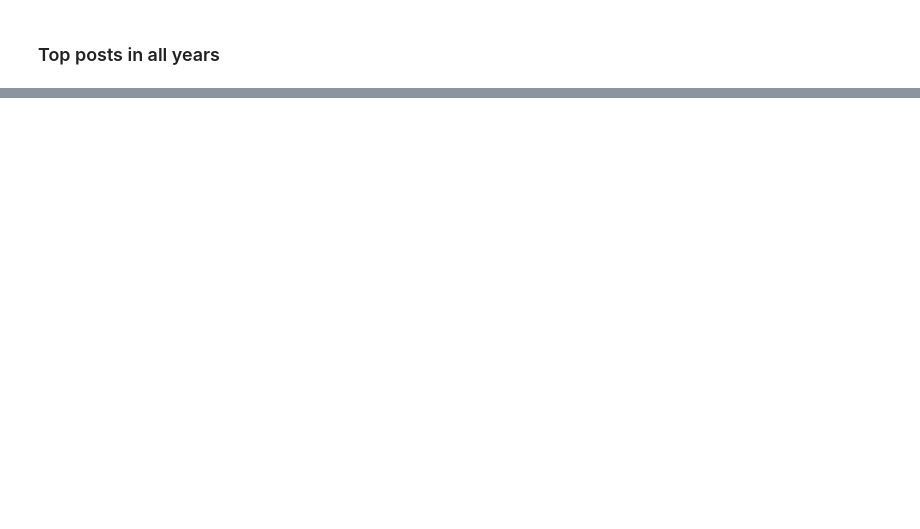
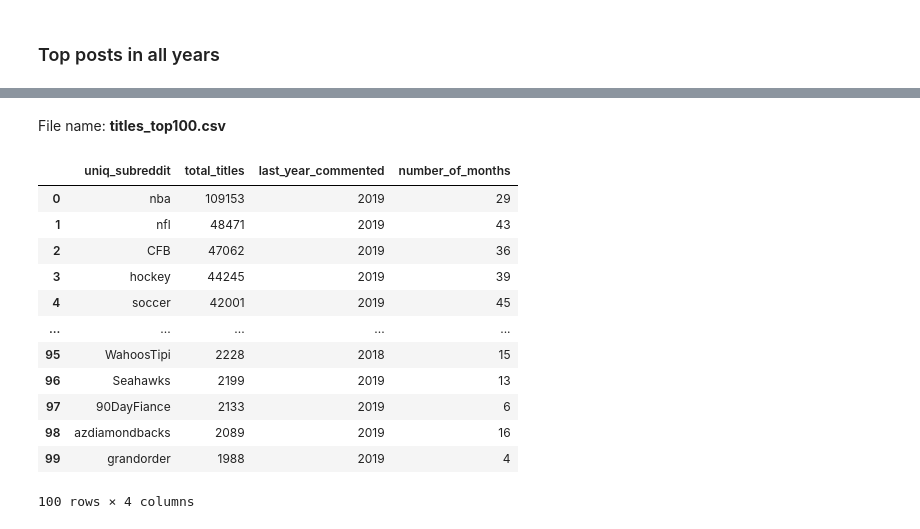
Before and after one commit to galligiuly/TFM-Which-subreddit-best-fits-my-post, a Jupyter notebook: 02_inspection/number_posts-Data_inspection.ipynb, the cells around one changed output, grey strips where cells are left out. Saved outputs shown, nothing was run; the diff lists cells and outputs as text; code cells hidden in the pictures; blank space fills up the shorter version.

```diff
--- a/02_inspection/number_posts-Data_inspection.ipynb
+++ b/02_inspection/number_posts-Data_inspection.ipynb
@@ -259,0 +543,33 @@ The query will run all `reddit_posts` talble from 2005 to 2019. I should exclude
+# %% [markdown]
+File name: __titles_top100.csv__
+# %%
+%%bigquery --project reddit-254019
+SELECT
+  *
+FROM (
+  SELECT
+    uniq_subreddit,
+    SUM(number_titles) AS total_titles,
+    max(year) as last_year_commented,
+    COUNT(month) AS number_of_months
+  FROM
+    `reddit-254019.reddit_posts_data.count_uniq_authors_posts_allYears_V2`
+  GROUP BY
+    uniq_subreddit
+  ORDER BY
+    total_titles DESC)
+LIMIT 100
+# %% [output]
+|  | uniq_subreddit | total_titles | last_year_commented | number_of_months |
+| 0 | nba | 109153 | 2019 | 29 |
+| 1 | nfl | 48471 | 2019 | 43 |
+| 2 | CFB | 47062 | 2019 | 36 |
+| 3 | hockey | 44245 | 2019 | 39 |
+| 4 | soccer | 42001 | 2019 | 45 |
+| ... | ... | ... | ... | ... |
+| 95 | WahoosTipi | 2228 | 2018 | 15 |
+| 96 | Seahawks | 2199 | 2019 | 13 |
+| 97 | 90DayFiance | 2133 | 2019 | 6 |
+| 98 | azdiamondbacks | 2089 | 2019 | 16 |
+| 99 | grandorder | 1988 | 2019 | 4 |
+100 rows × 4 columns
```
Also changed, not shown: parts of 35 cells of this notebook, 5 other files.
